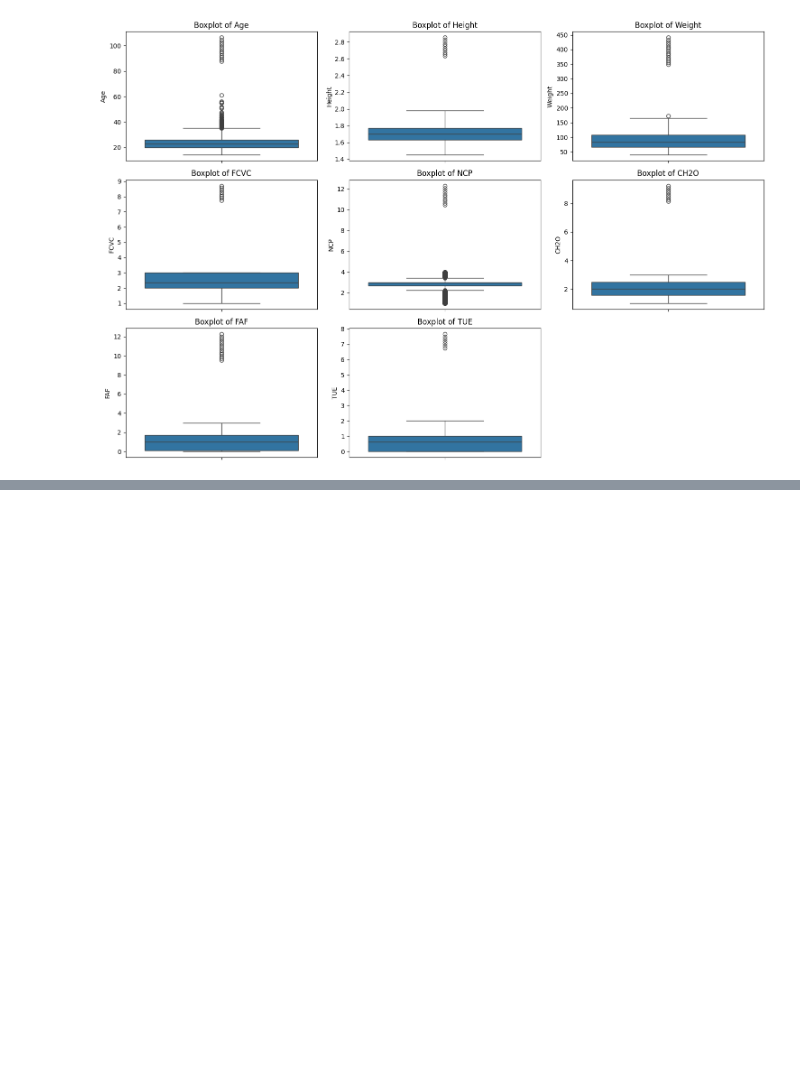
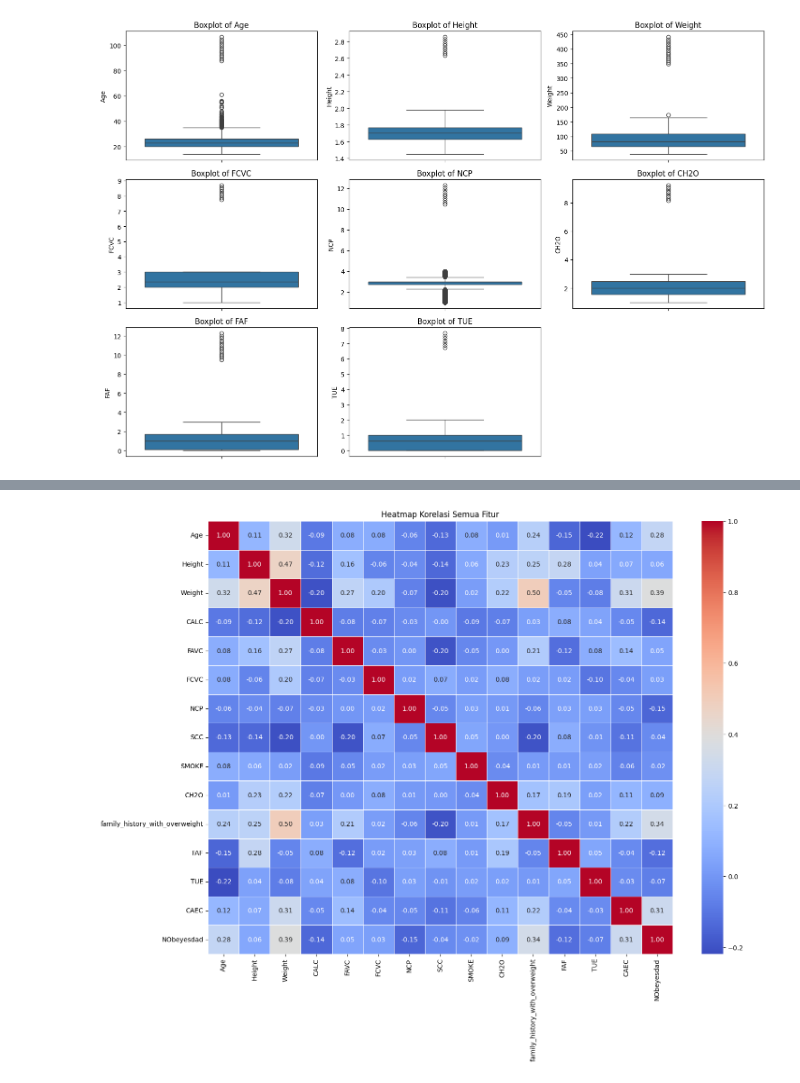
Before and after one commit to RamadhikaS/CapstoneUASBengkod, a Jupyter notebook: BengkodUAS.ipynb, the cells around one changed output, grey strips where cells are left out. Saved outputs shown, nothing was run; the diff lists cells and outputs as text; code cells hidden in the pictures; blank space fills up the shorter version.

```diff
--- a/BengkodUAS.ipynb
+++ b/BengkodUAS.ipynb
@@ -271,0 +265,3 @@ print(outliers_remaining)
+# %%
+for col in df.select_dtypes(include='object').columns:
+    print(f"{col}: {df[col].unique()}")
@@ -271,0 +280,8 @@ print(outliers_remaining)
+# %%
+from sklearn.preprocessing import LabelEncoder
+
+# Kolom dengan yes/no atau urutan
+label_cols = ['FAVC', 'SCC', 'SMOKE', 'family_history_with_overweight', 'CALC', 'CAEC', 'NObeyesdad']
+le = LabelEncoder()
+for col in label_cols:
+    df[col] = le.fit_transform(df[col])
@@ -271,0 +295,6 @@ print(outliers_remaining)
+# %%
+# Kolom nominal yang masih bertipe object
+nominal_cols = ['Gender', 'MTRANS']
+
+# One-hot encode (tanpa drop_first agar lengkap)
+df = pd.get_dummies(df, columns=nominal_cols, drop_first=False)
@@ -271,0 +321,13 @@ print(outliers_remaining)
+# %%
+import seaborn as sns
+import matplotlib.pyplot as plt
+
+# Hanya kolom numerik
+num_df = df.select_dtypes(include=['int64','float64'])
+
+plt.figure(figsize=(16,12))
+sns.heatmap(num_df.corr(), annot=True, fmt=".2f", cmap='coolwarm', linewidths=0.5)
+plt.title("Heatmap Korelasi Semua Fitur")
+plt.show()
+# %% [output]
+[figure, added]
```
Also changed, not shown: parts of 17 cells of this notebook.
